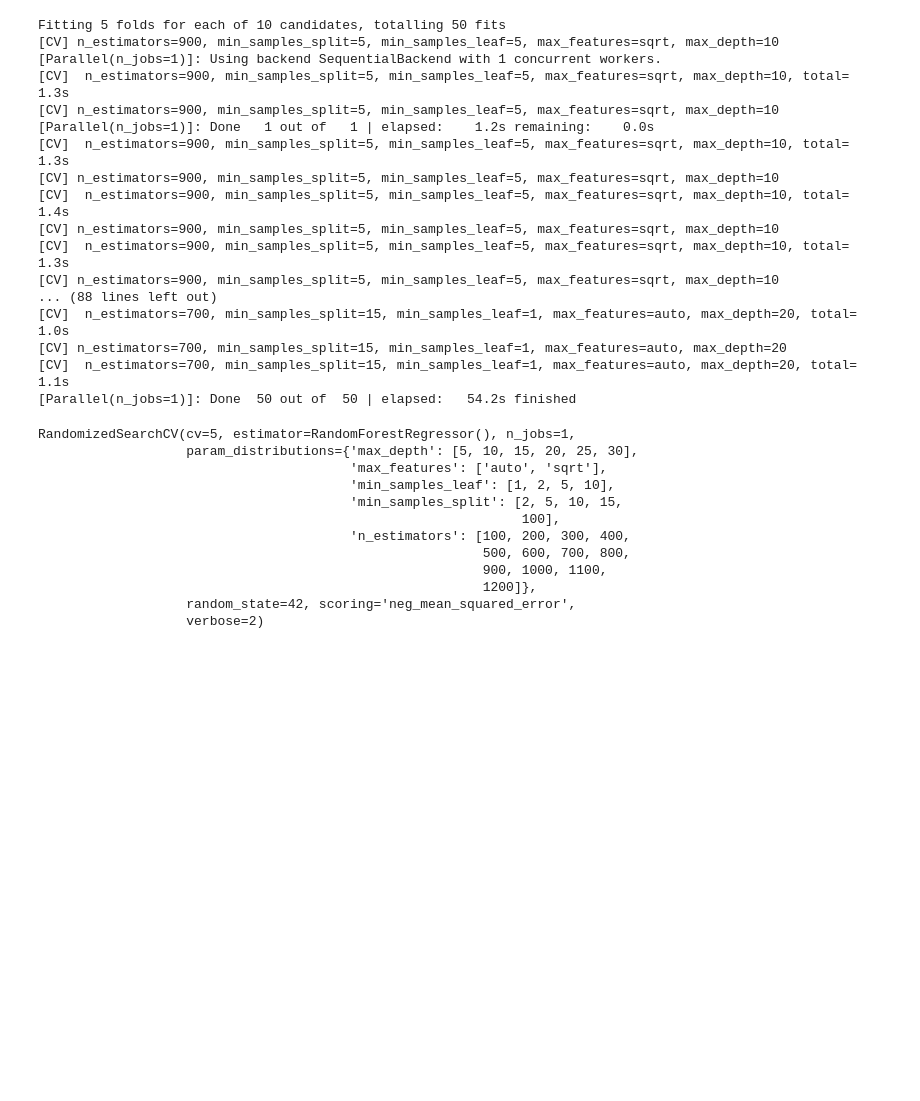
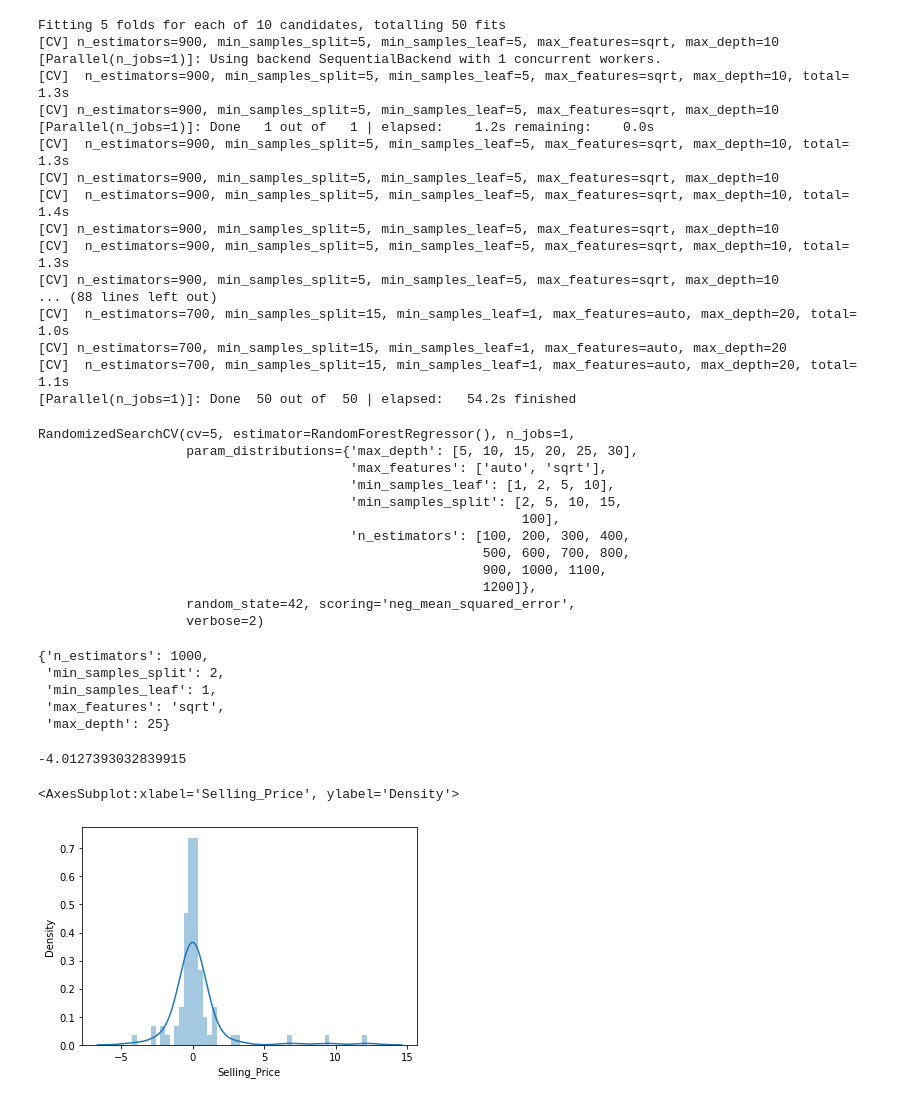
Before and after one commit to busybee23/KAGGLE, a Jupyter notebook: Vehicle dataset from cardekho/Car Prediction.ipynb, the cells around one changed output. Drawn from its saved outputs; the diff is of its cells as text; code cells hidden in the pictures; blank space fills up the shorter version.

```diff
--- a/Vehicle dataset from cardekho/Car Prediction.ipynb
+++ b/Vehicle dataset from cardekho/Car Prediction.ipynb
@@ -287,3 +287,23 @@ RandomizedSearchCV(cv=5, estimator=RandomForestRegressor(), n_jobs=1,
                                                          1200]},
                    random_state=42, scoring='neg_mean_squared_error',
                    verbose=2)
+# %%
+#Selecting the best parameters
+rf_random.best_params_
+# %% [output]
+{'n_estimators': 1000,
+ 'min_samples_split': 2,
+ 'min_samples_leaf': 1,
+ 'max_features': 'sqrt',
+ 'max_depth': 25}
+# %%
+rf_random.best_score_
+# %% [output]
+-4.0127393032839915
+# %%
+predictions=rf_random.predict(X_test)
+# %%
+sns.distplot(y_test-predictions)
+# %% [output]
+<AxesSubplot:xlabel='Selling_Price', ylabel='Density'>
+[figure, added]
```
Also changed, not shown: parts of 4 cells of this notebook, 1 other file.
